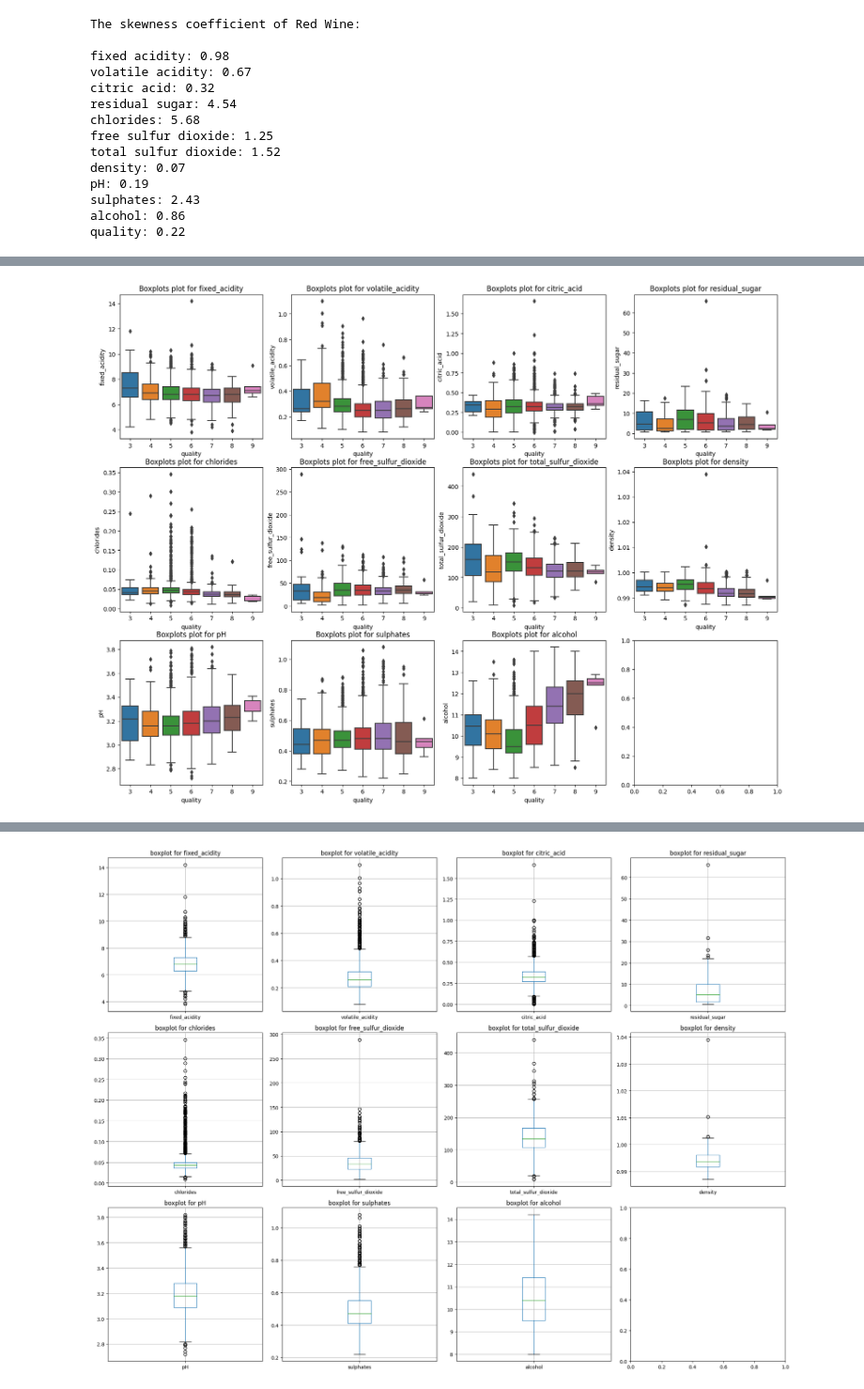
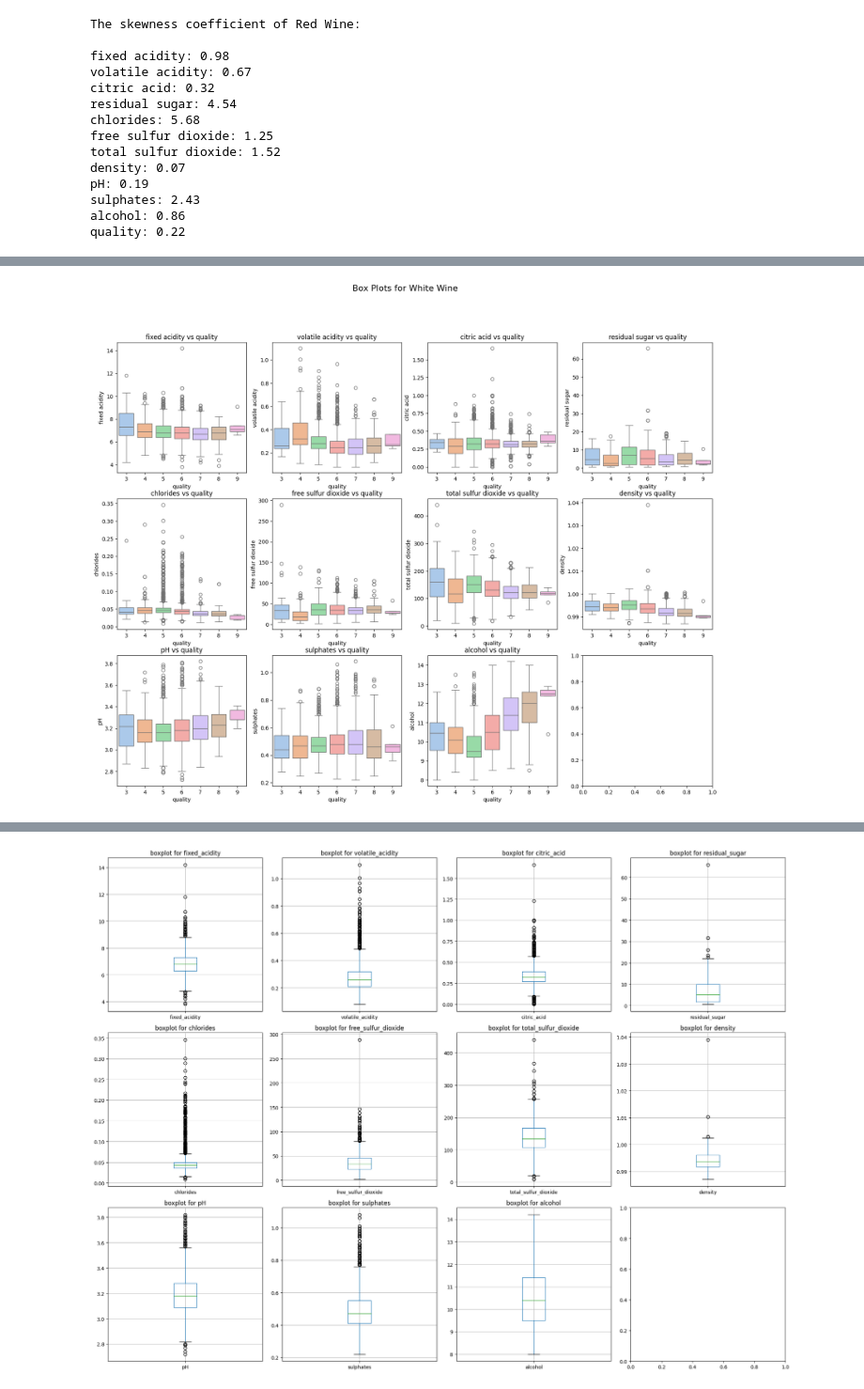
Before and after one commit to ZofiaSamsel/Wine_quality, a Jupyter notebook: main.ipynb, the cells around one changed output, grey strips where cells are left out. Shown at 94% size. Saved outputs shown, nothing was run; the diff lists cells and outputs as text; code cells hidden in the pictures.

```diff
--- a/main.ipynb
+++ b/main.ipynb
@@ -386,21 +378,19 @@ create_scatter_plot(df_red_wine)
 # %%
-# Select only the numerical feature columns, excluding the target
-feature_columns = df_wine_quality.columns
+def create_box_plot(wine_type_df):
+    feature_columns = wine_type_df.drop(columns=['quality']).columns.tolist()
+    # Set up the matplotlib figure and axes for a 3x3 grid
+    fig, axs = plt.subplots(3, 4, figsize=(20, 15))  # Adjust the size as needed
 
-# Set up the matplotlib figure and axes for a 3x3 grid
-fig, axs = plt.subplots(3, 4, figsize=(20, 15))  # Adjust the size as needed
+    # Flatten the array of axes to make it easier to iterate over
+    axs = axs.flatten()
 
-# Flatten the array of axes to make it easier to iterate over
-axs = axs.flatten()
+    for i, column in enumerate(feature_columns):
+        sns.boxplot(x='quality', y=column, hue='quality', data=wine_type_df, ax=axs[i], palette="pastel", legend=False)
+        axs[i].set_title(f'{column} vs quality')
 
-
-for i, column in enumerate(feature_columns[:11]):  # Limit to the first 9 columns
-    data = df_wine_quality[column]
-    sns.boxplot(y=data, x='quality', data=df_wine_quality, ax=axs[i])
-    axs[i].set_title(f'Boxplots plot for {column}')
-
-# Adjust the layout and show the plot
-#plt.tight_layout()
-plt.show()
+    fig.suptitle(f"Box Plots for {get_wine_str(wine_type_df)}", fontsize=16)
+    plt.show()
-# %% [output]
-[figure, removed]
+# %%
+create_box_plot(df_white_wine)
+# %% [output]
+[figure, added]
```
Also changed, not shown: parts of 18 cells of this notebook.
